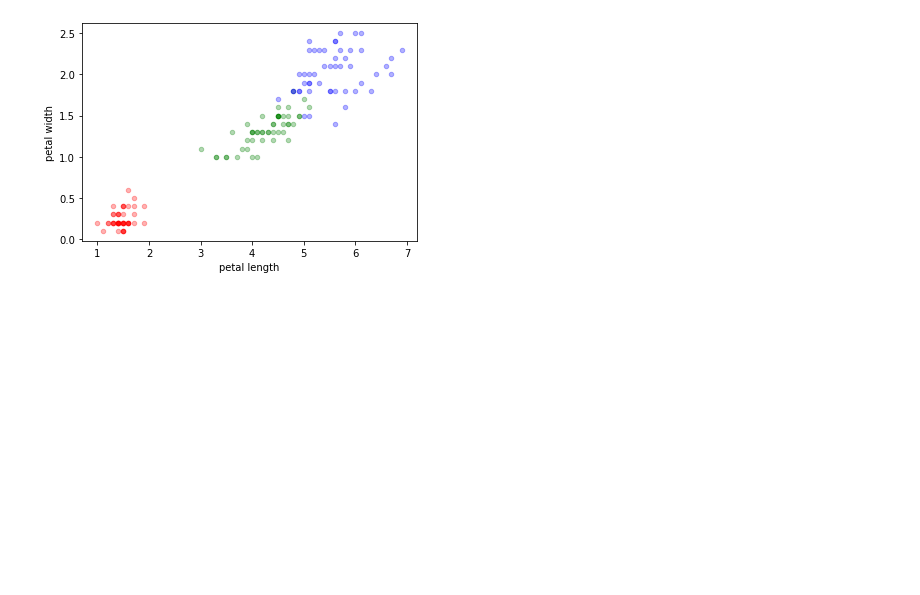
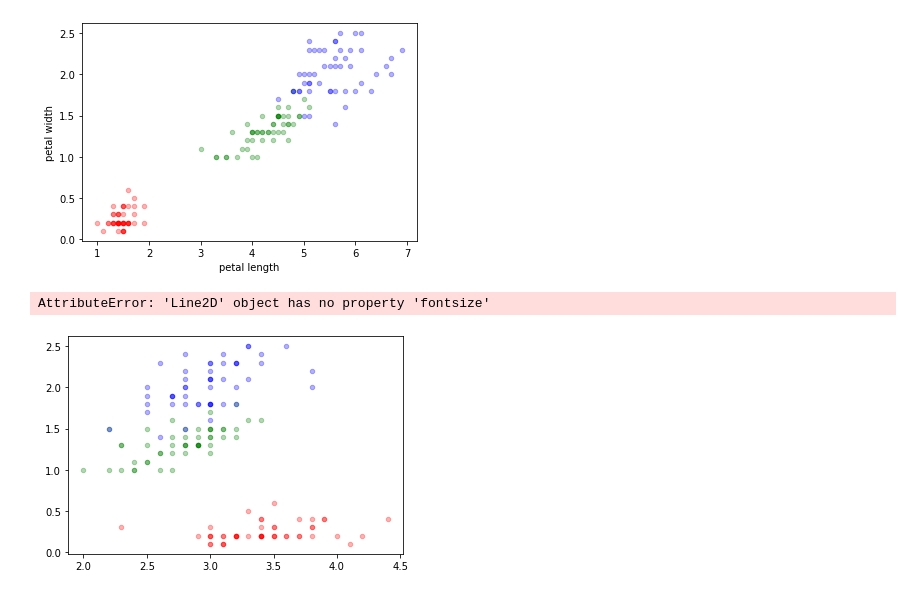
Before and after one commit to jiyuninha/ai_probability, a Jupyter notebook: data_histogram.ipynb, the cells around one changed output. Drawn from its saved outputs; the diff is of its cells as text; code cells hidden in the pictures; blank space fills up the shorter version.

```diff
--- a/data_histogram.ipynb
+++ b/data_histogram.ipynb
@@ -166,3 +166,12 @@ Text(0, 0.5, 'petal width')
 [figure]
 # %%
 #B quesition3) (sepal width, petal width)
+plt.scatter(x_seto2,y_seto3,s=20,c='red',alpha=0.3)
+plt.scatter(x_ver2,y_ver3,s=20,c='green',alpha=0.3)
+plt.scatter(x_vir2,y_vir3,s=20,c='blue',alpha=0.3)
+plt.plot([2.0,0.0],[4.5,1.0],color="yellow",fontsize=20)
+plt.xlabel('sepal width')
+plt.ylabel('petal width')
+# %% [output]
+AttributeError: 'Line2D' object has no property 'fontsize'
+[figure, added]
```
Also changed, not shown: parts of 12 cells of this notebook, 1 other file.
